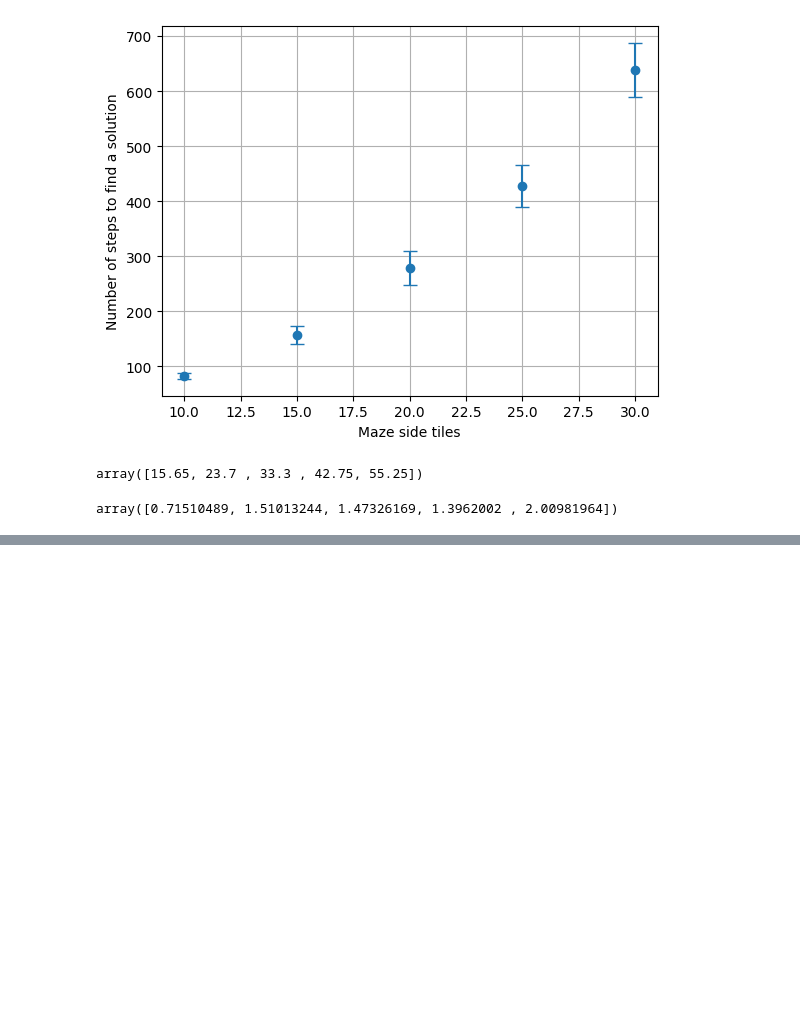
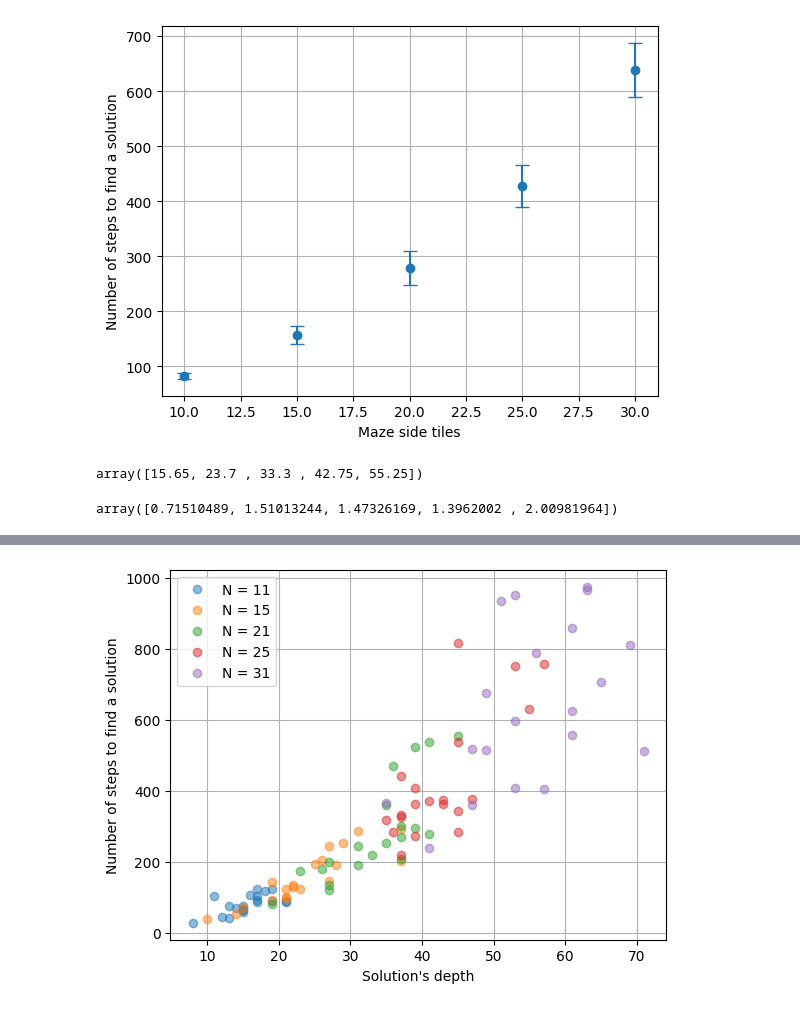
Before and after one commit to 0xInfty/TeleportationMaze, a Jupyter notebook: RandomMazeAStarGrowingN.ipynb, the cells around one changed output, grey strips where cells are left out. Cells and saved outputs as stored; diff of their text form; code cells hidden in the pictures; blank space fills up the shorter version.

```diff
--- a/RandomMazeAStarGrowingN.ipynb
+++ b/RandomMazeAStarGrowingN.ipynb
@@ -253,0 +265,13 @@ plt.savefig(os.path.join(series_dir, "NPlot2.png"))
+# %%
+%matplotlib inline
+for k, n in enumerate(N):
+    plt.plot(solution_depths[k], solution_n_steps[k], marker="o", linestyle="none", alpha=0.5, label=f"N = {n:.0f}")
+plt.xlabel("Solution's depth")
+plt.ylabel("Number of steps to find a solution")
+plt.grid()
+plt.legend()
+
+plt.savefig(os.path.join(series_dir, "NPlot4.png"))
+# plt.savefig(os.path.join(series_dir, "NPlot5.png"))
+# %% [output]
+[figure, added]
```
Also changed, not shown: parts of 15 cells of this notebook, 2 other files.
